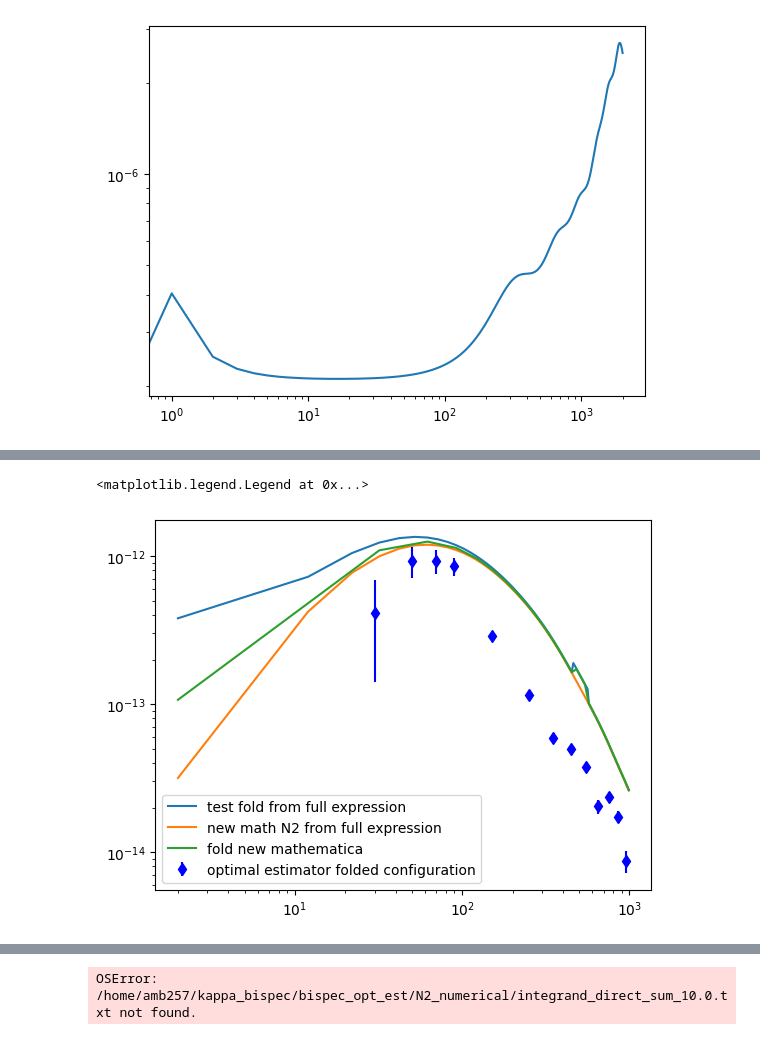
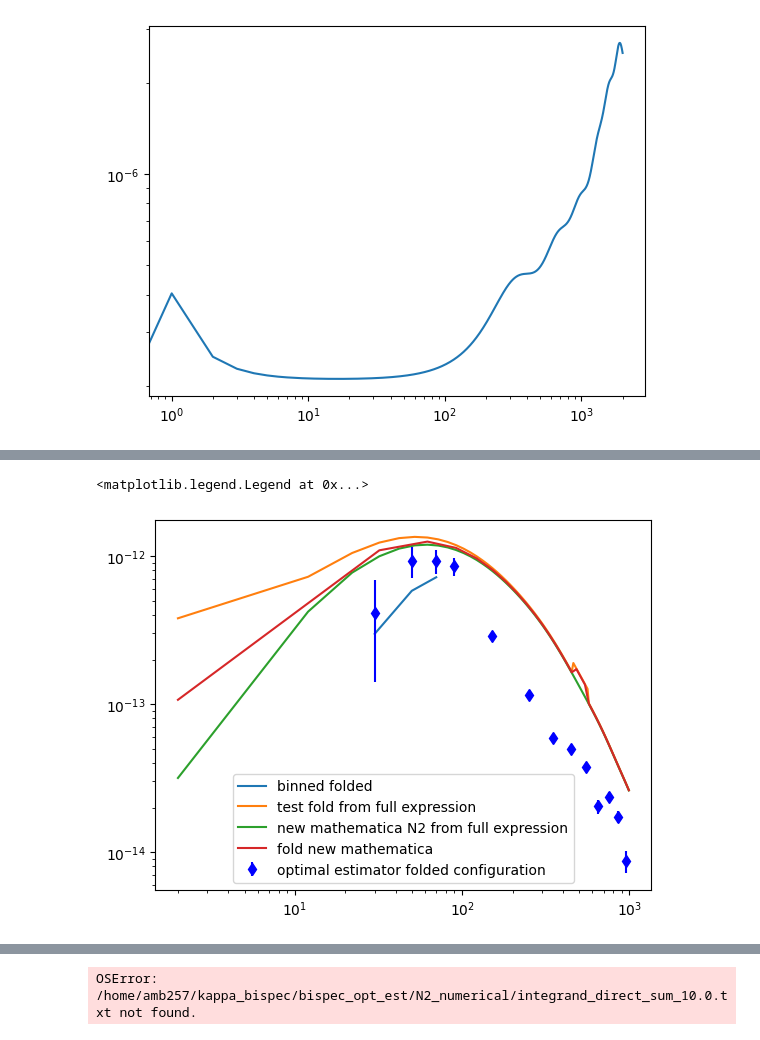
Before and after one commit to aleksandrbowkis/bispec_opt_est, a Jupyter notebook: N2_numerical/N2_tests.ipynb, the cells around one changed output, grey strips where cells are left out. Drawn from its saved outputs; the diff is of its cells as text; code cells hidden in the pictures.

```diff
--- a/N2_numerical/N2_tests.ipynb
+++ b/N2_numerical/N2_tests.ipynb
@@ -122,6 +122,7 @@ plt.loglog(L_norm, Lfac_norm*norm_phi)
 
 ### Notes - shape driven almost totally by setting A1,2,3. Setting A(L/2) twice and A(L) then leaving Clphis as C(L) gives pretty much bang on. Why wouldn't the clphi"s L change though?
 ### Changing to any Clphi(L/2) makes it too large (even just one of the two)
+bin_mid_fld, binning_test_fld = np.load('/home/amb257/kappa_bispec/bispec_opt_est/N2_numerical/Binning_effects/outputs/binned_folded.npy')
 
 L_redo, N2_redo = np.loadtxt('n2_bias_results.txt')
 LensingL_fold, N2_fold = np.loadtxt('N2_fold.txt')
@@ -134,6 +135,7 @@ Lfac_mathematica = L_newmathematica*(L_newmathematica+1)  * (L_newmathematica/2*
 
 L_As_same, fold_As_same = np.loadtxt('allAs_same_norm_quad_fold.txt')
 L_opt_fold, opt_est_fold, err_fold = np.loadtxt('folded_opt_est.txt')
+plt.loglog(bin_mid_fld, binning_test_fld, label = 'binned folded')
 plt.loglog(LensingL, 1/8*(LensingL*(LensingL+1))**3 * testquad, label='equi_series_lowL_quad')
 plt.loglog(L_newmathematica, 1/8*Lfac_mathematica * fold_N2_newmathematica, label='fold new mathematica')
 plt.errorbar(L_opt_fold, -1*opt_est_fold, yerr = err_fold, fmt='bd', label = 'optimal estimator folded configuration')
@@ -181,14 +181,14 @@ plt.legend()
 # %%
 # test full expression for folded configuration note the full_N2_series_integral.py script computes this for KAPPA
-L_test_fold, N2_fold_full_test = np.loadtxt('/home/amb257/kappa_bispec/bispec_opt_est/N2_numerical/Binning_effects/full_int_fold_test.txt')
-L_newmath_full, N2_fold_newmath_full = np.loadtxt('/home/amb257/kappa_bispec/bispec_opt_est/N2_numerical/Binning_effects/test_outputs/foldN2_from_full_int.txt')
+L_newmath_full, N2_fold_newmath_full = np.loadtxt('/home/amb257/kappa_bispec/bispec_opt_est/N2_numerical/Binning_effects/outputs/foldN2_from_full_int.txt')
 Lfac_bin_fold = 1/8 * (L_test_fold*(L_test_fold+1)) * (L_test_fold/2*(L_test_fold/2+1))**2
+plt.loglog(bin_mid_fld, binning_test_fld, label = 'binned folded')
 plt.loglog(L_test_fold, N2_fold_full_test, label = 'test fold from full expression')
 plt.loglog(L_newmath_full, N2_fold_newmath_full, label = 'new mathematica N2 from full expression')
 plt.errorbar(L_opt_fold, -1*opt_est_fold, yerr = err_fold, fmt='bd', label = 'optimal estimator folded configuration')
 plt.loglog(L_newmathematica, 1/8*Lfac_mathematica * fold_N2_newmathematica, label='fold new mathematica')
 plt.legend()
 # %% [output]
 <matplotlib.legend.Legend at 0x...>
-[figure, old version]
+[figure, new version]
 # %%
```
Also changed, not shown: parts of 3 cells of this notebook, 26 other files.
